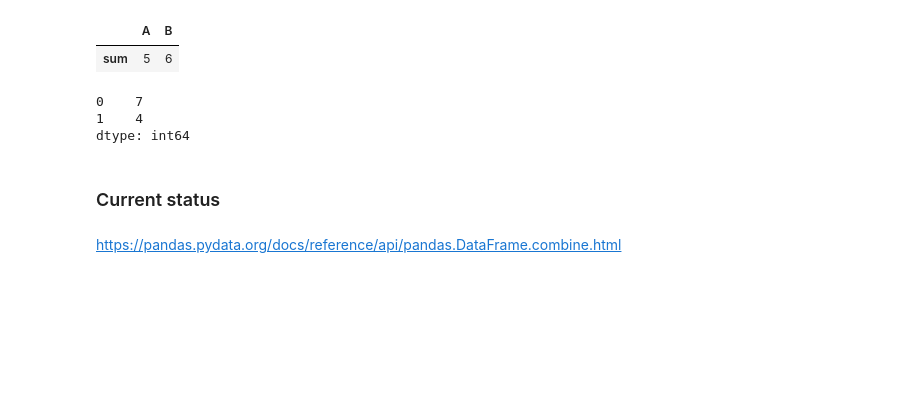
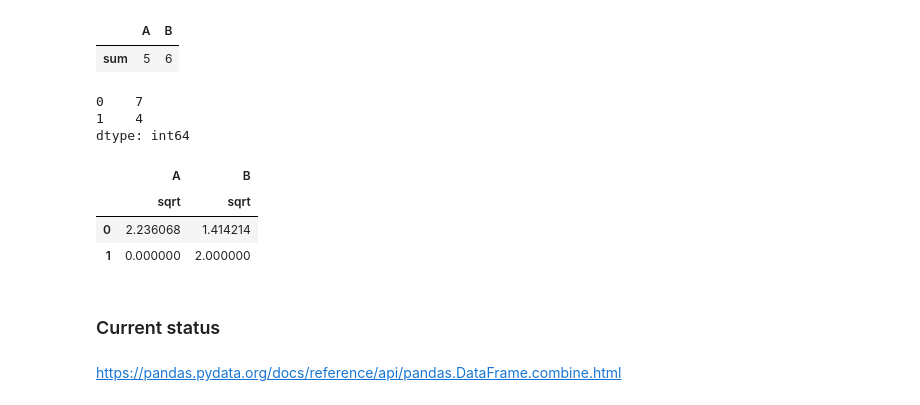
Before and after one commit to anneruhnke/no_show_analysis_update, a Jupyter notebook: no_show_analysis_update.ipynb, the cells around one changed output. Saved outputs shown, nothing was run; the diff lists cells and outputs as text; code cells hidden in the pictures; blank space fills up the shorter version.

Commit message:
Use transform function

```diff
--- a/no_show_analysis_update.ipynb
+++ b/no_show_analysis_update.ipynb
@@ -709,6 +709,13 @@ df1.agg('sum', axis='columns')
 0    7
 1    4
 dtype: int64
+# %%
+df1.transform([np.sqrt])
+# %% [output]
+|  | A | B |
+|  | sqrt | sqrt |
+| 0 | 2.236068 | 1.414214 |
+| 1 | 0.000000 | 2.000000 |
 # %% [markdown]
 ### Current status
 # %% [markdown]
```
